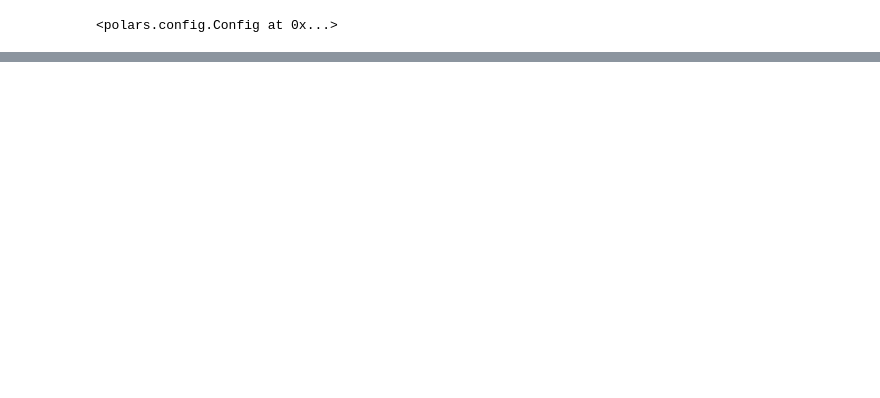
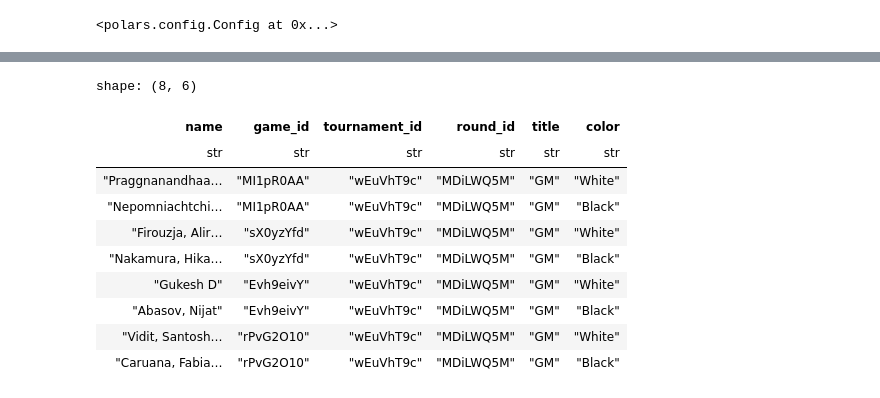
Before and after one commit to adgramigna/chess-data, a Jupyter notebook: lichess_api/eda.ipynb, the cells around one changed output, grey strips where cells are left out. Cells and saved outputs as stored; diff of their text form; code cells hidden in the pictures; blank space fills up the shorter version.

Commit message:
add rounds

```diff
--- a/lichess_api/eda.ipynb
+++ b/lichess_api/eda.ipynb
@@ -61,10 +60,13 @@ shape: (15, 10)
+# %%
+round_5_info = ["fide-candidates-2024--open", "round-5", "MDiLWQ5M"]
 # %%
 rounds_json, rounds_api_endpoint = general_util.call_lichess_broadcasts_api(
-    tournament_id,
-    round_info=["fide-candidates-2024--open", "round-5", "MDiLWQ5M"],
+    round_info=round_5_info,
     # round_info=["fide-candidates-2024--open", "round-8", "nUycmG6L"]
     # round_info=["fide-candidates-2024--open", "round-14", "S4zisI6M"]
 )
-# lichess_rounds_detail_df = tournament_helper.create_broadcast_leaderboard_dataframe(
-#     rounds_json, tournament_id
-# )[0]
+lichess_rounds_detail_df, lichess_players_df = (
+    rounds_parser.create_broadcast_rounds_detail_dataframes(
+        rounds_json, tournament_id, round_5_info[-1]
+    )
+)
@@ -151,3 +125,17 @@ NameError: name 'lichess_rounds_detail_df' is not defined
+# %%
+lichess_players_df
+# %% [output]
+shape: (8, 6)
+| name | game_id | tournament_id | round_id | title | color |
+| str | str | str | str | str | str |
+| "Praggnanandhaa… | "MI1pR0AA" | "wEuVhT9c" | "MDiLWQ5M" | "GM" | "White" |
+| "Nepomniachtchi… | "MI1pR0AA" | "wEuVhT9c" | "MDiLWQ5M" | "GM" | "Black" |
+| "Firouzja, Alir… | "sX0yzYfd" | "wEuVhT9c" | "MDiLWQ5M" | "GM" | "White" |
+| "Nakamura, Hika… | "sX0yzYfd" | "wEuVhT9c" | "MDiLWQ5M" | "GM" | "Black" |
+| "Gukesh D" | "Evh9eivY" | "wEuVhT9c" | "MDiLWQ5M" | "GM" | "White" |
+| "Abasov, Nijat" | "Evh9eivY" | "wEuVhT9c" | "MDiLWQ5M" | "GM" | "Black" |
+| "Vidit, Santosh… | "rPvG2O10" | "wEuVhT9c" | "MDiLWQ5M" | "GM" | "White" |
+| "Caruana, Fabia… | "rPvG2O10" | "wEuVhT9c" | "MDiLWQ5M" | "GM" | "Black" |
 # %%
 # tournament_helper.call_lichess_broadcasts_api(tournament_id, round_info=["japan-youth-chess-championship-2024", "round-1", "i0QWBTTi"])
 # %%
```
Also changed, not shown: parts of 11 cells of this notebook, 2 other files.
